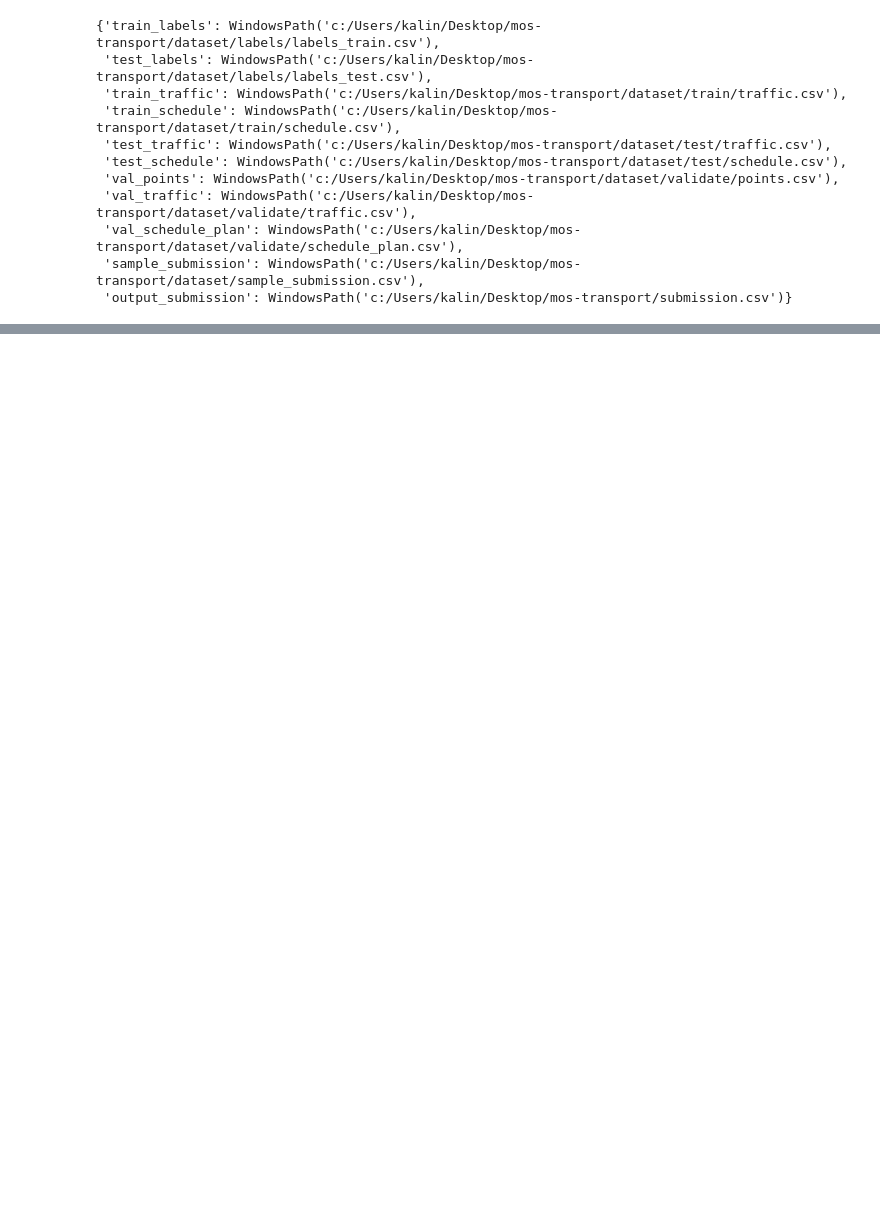
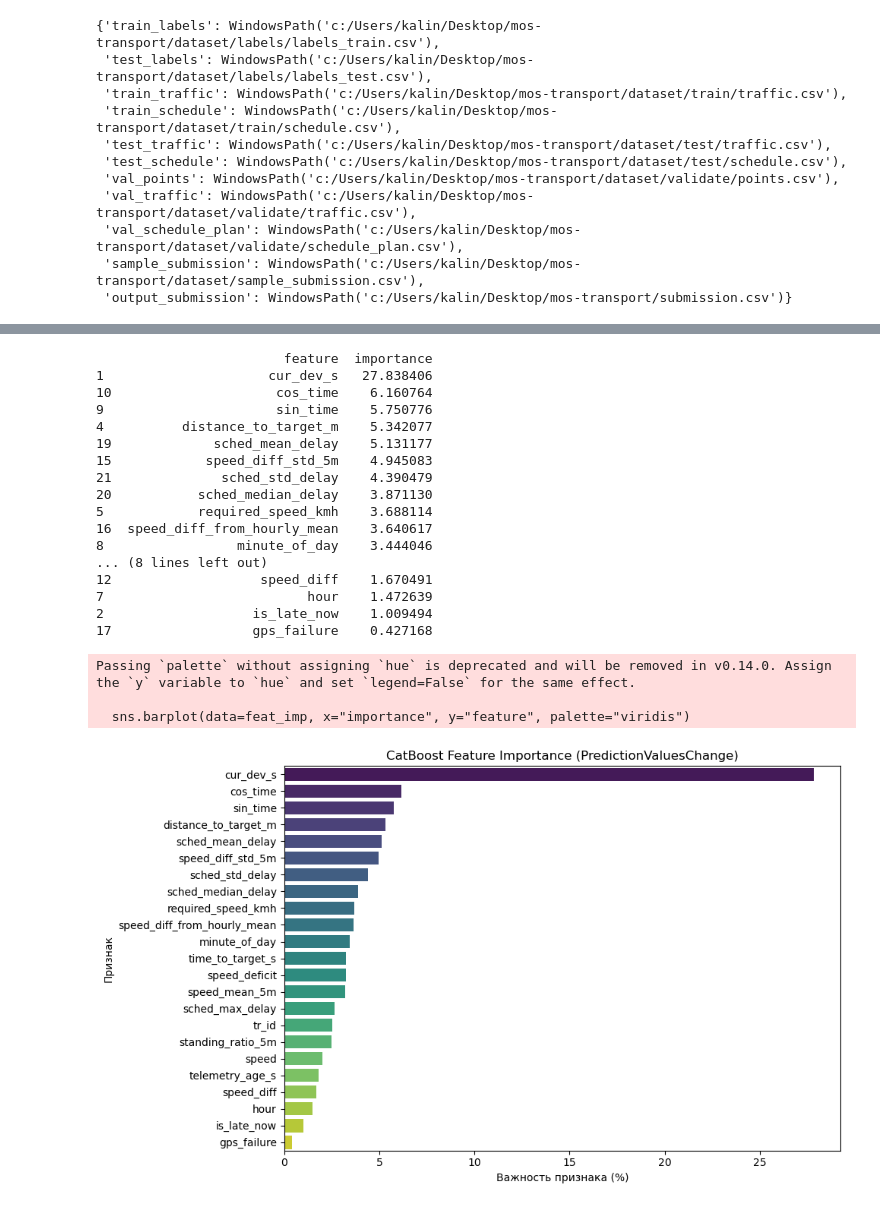
Before and after one commit to VitalyKalinsky/mos-transport, a Jupyter notebook: notebooks/data_work.ipynb, the cells around one changed output, grey strips where cells are left out. Saved outputs shown, nothing was run; the diff lists cells and outputs as text; code cells hidden in the pictures; blank space fills up the shorter version.

Commit message:
final model MAE=61.83 sec

```diff
--- a/notebooks/data_work.ipynb
+++ b/notebooks/data_work.ipynb
@@ -45,32 +45,28 @@ PATHS
  'sample_submission': WindowsPath('c:/Users/kalin/Desktop/mos-transport/dataset/sample_submission.csv'),
  'output_submission': WindowsPath('c:/Users/kalin/Desktop/mos-transport/submission.csv')}
 # %%
-# 1. Загрузка и предобработка обучающих данных
+# 1. Загрузка train и test
 train_traffic = load_and_preprocess_traffic(PATHS["train_traffic"])
 train_labels = load_and_preprocess_labels(PATHS["train_labels"])
 train_schedule = load_and_preprocess_schedule(PATHS["train_schedule"])
-
-# 2. Считаем статистики расписания по train
 schedule_features = compute_schedule_features(train_schedule)
-
-# 3. Собираем обучающий датасет
 train_data_full = build_dataset(train_labels, train_traffic, schedule_features)
 
-# 4. Загружаем и собираем тестовый набор для реальной валидации
 test_traffic = load_and_preprocess_traffic(PATHS["test_traffic"])
 test_labels = load_and_preprocess_labels(PATHS["test_labels"])
+test_schedule = load_and_preprocess_schedule(PATHS["test_schedule"])
 test_data_full = build_dataset(test_labels, test_traffic, schedule_features)
 
-# 5. Обучаем модель с валидацией на labels_test.csv
-model = train(train_df=train_data_full, val_df=test_data_full)
+# 2. Обучение модели с оценкой на test
+# (fit_on_all=False вернет проверенный результат 63.85 с,
+#  fit_on_all=True дополнительно дообучит модель на train+test перед сабмитом)
+model = train(train_df=train_data_full, val_df=test_data_full, fit_on_all=False)
 
-# 6. Загружаем и предобрабатываем набор периода validate (для финального сабмита)
+# 3. Инференс на validate и экспорт сабмита
 val_points = load_and_preprocess_labels(PATHS["val_points"])
 val_traffic = load_and_preprocess_traffic(PATHS["val_traffic"])
+val_schedule = load_and_preprocess_schedule(PATHS["val_schedule_plan"])
 val_data_full = build_dataset(val_points, val_traffic, schedule_features)
 
-# 7. Формируем финальный submission.csv с разделителем ';'
-make_submission(
-    model, val_data_full, PATHS["sample_submission"], PATHS["output_submission"]
-)
+make_submission(model, val_data_full, PATHS["sample_submission"], PATHS["output_submission"])
 # %% [output]
@@ -92,2 +88,41 @@ Shrink model to first 530 iterations.
 Сабмит успешно сохранен в c:\Users\kalin\Desktop\mos-transport\submission.csv.
 Колонки: ['sample_id', 'prediction'], Разделитель: ';', Строк: 151
+# %%
+importance = model.get_feature_importance(type="PredictionValuesChange")
+feat_imp = pd.DataFrame({
+    "feature": FEATURE_COLS,
+    "importance": importance
+}).sort_values("importance", ascending=False)
+
+print(feat_imp)
+
+# 2. Строим горизонтальный график
+plt.figure(figsize=(10, 6))
+sns.barplot(data=feat_imp, x="importance", y="feature", palette="viridis")
+plt.title("CatBoost Feature Importance (PredictionValuesChange)")
+plt.xlabel("Важность признака (%)")
+plt.ylabel("Признак")
+plt.tight_layout()
+plt.show()
+# %% [output]
+                        feature  importance
+1                     cur_dev_s   27.838406
+10                     cos_time    6.160764
+9                      sin_time    5.750776
+4          distance_to_target_m    5.342077
+19             sched_mean_delay    5.131177
+15            speed_diff_std_5m    4.945083
+21              sched_std_delay    4.390479
+20           sched_median_delay    3.871130
+5            required_speed_kmh    3.688114
+16  speed_diff_from_hourly_mean    3.640617
+8                 minute_of_day    3.444046
+... (8 lines left out)
+12                   speed_diff    1.670491
+7                          hour    1.472639
+2                   is_late_now    1.009494
+17                  gps_failure    0.427168
+Passing `palette` without assigning `hue` is deprecated and will be removed in v0.14.0. Assign the `y` variable to `hue` and set `legend=False` for the same effect.
+
+  sns.barplot(data=feat_imp, x="importance", y="feature", palette="viridis")
+[figure, added]
```
Also changed, not shown: parts of 3 cells of this notebook, 9 other files.
